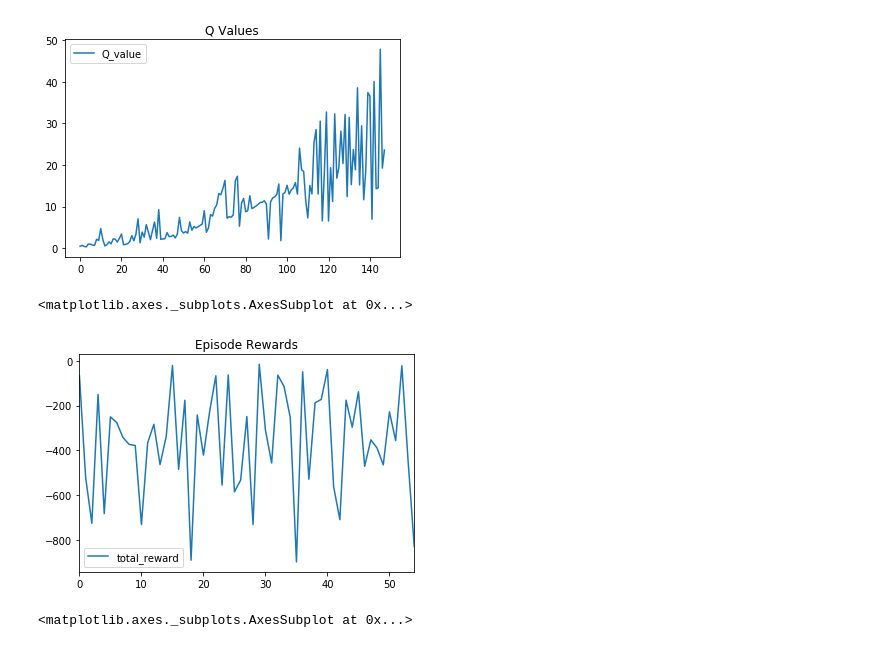
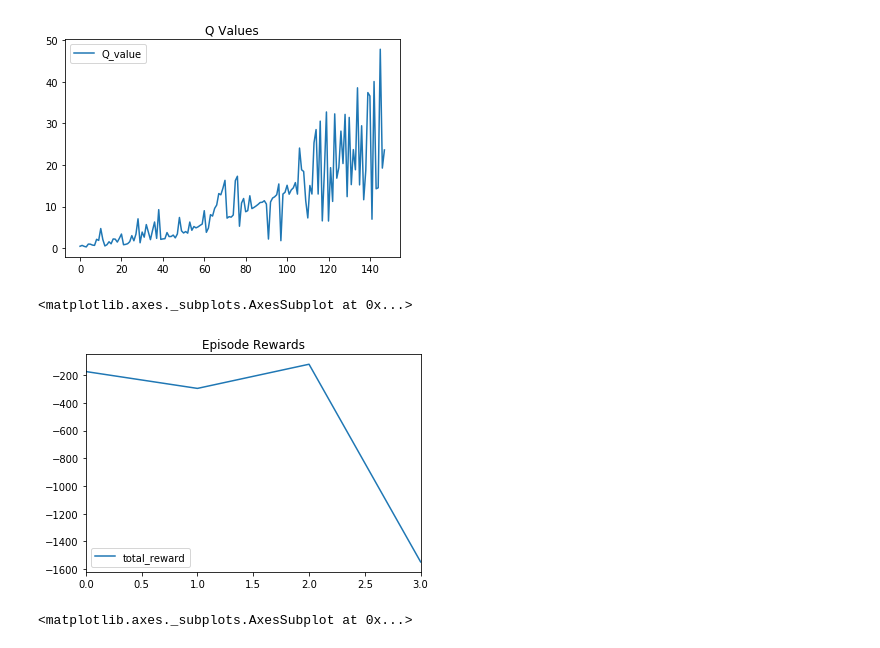
Before and after one commit to stayyule/RL-Quadcopter, a Jupyter notebook: quad_controller_rl/notebooks/RL-Quadcopter.ipynb, the cells around one changed output. Drawn from its saved outputs; the diff is of its cells as text; code cells hidden in the pictures.

```diff
--- a/quad_controller_rl/notebooks/RL-Quadcopter.ipynb
+++ b/quad_controller_rl/notebooks/RL-Quadcopter.ipynb
@@ -231,12 +231,12 @@ df_stats[['Q_value']].plot(title="Q Values")
 # %%
 # TODO: Read and plot episode rewards
 import pandas as pd
 
-df_stats = pd.read_csv("..\out\stats_2019-06-15_23-55-20.csv")
+df_stats = pd.read_csv("..\out\stats_2019-07-01_11-22-56.csv")
 df_stats[['total_reward']].plot(title="Episode Rewards")
 # %% [output]
 <matplotlib.axes._subplots.AxesSubplot at 0x...>
-[figure, old version]
+[figure, new version]
 # %%
 # TODO: Read and plot episode Q value
 import pandas as pd
```
Also changed, not shown: 3 other files.
